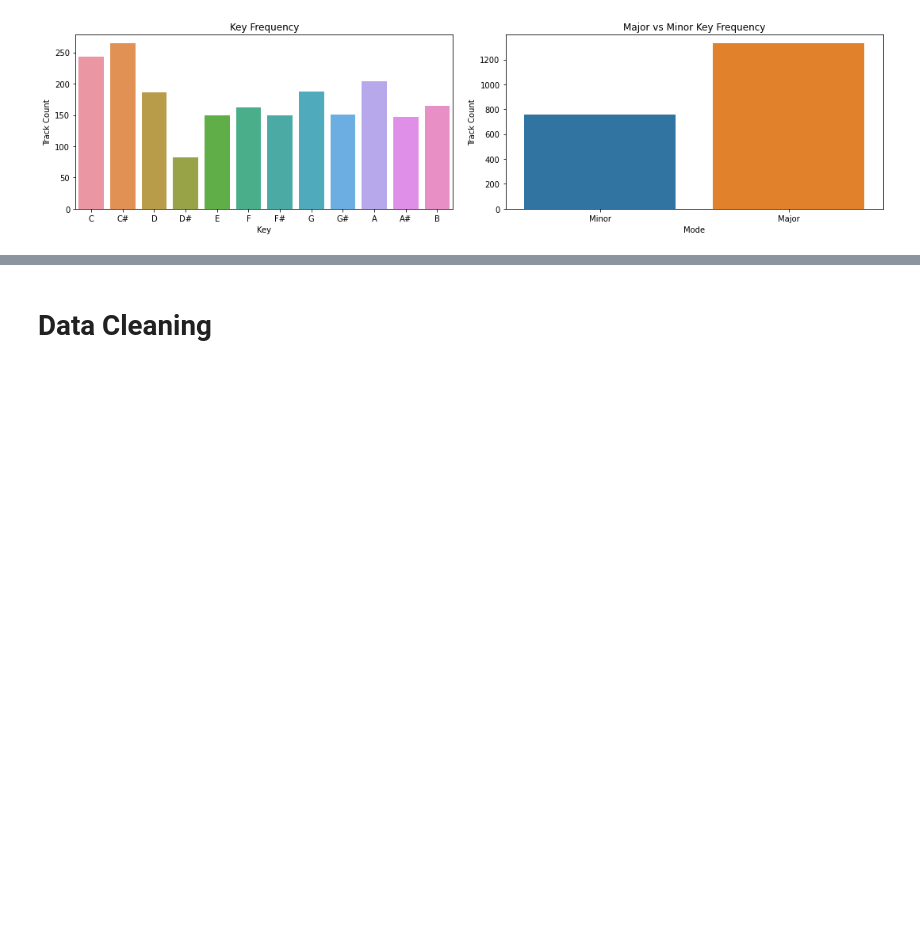
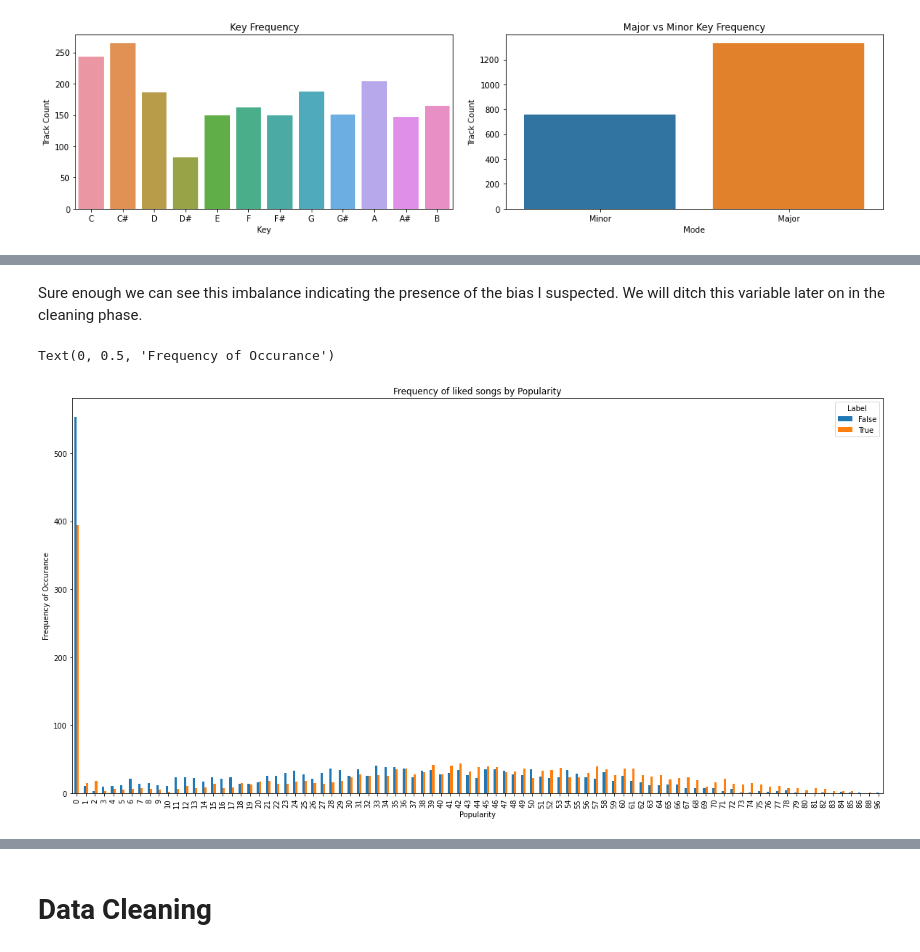
Before and after one commit to nullmaxwell/learnify, a Jupyter notebook: main.ipynb, the cells around one changed output, grey strips where cells are left out. Saved outputs shown, nothing was run; the diff lists cells and outputs as text; code cells hidden in the pictures; blank space fills up the shorter version.

```diff
--- a/main.ipynb
+++ b/main.ipynb
@@ -165,0 +235,10 @@ plt.tight_layout(w_pad=2)
+# %% [markdown]
+Sure enough we can see this imbalance indicating the presence of the bias I suspected. We will ditch this variable later on in the cleaning phase.
+# %%
+pd.crosstab(analysis_data['Popularity'].round(), analysis_data.Label).plot(kind = 'bar', figsize = (20,10))
+plt.title('Frequency of liked songs by Popularity')
+plt.xlabel('Popularity')
+plt.ylabel('Frequency of Occurance')
+# %% [output]
+Text(0, 0.5, 'Frequency of Occurance')
+[figure, added]
```
Also changed, not shown: parts of 87 cells of this notebook.
